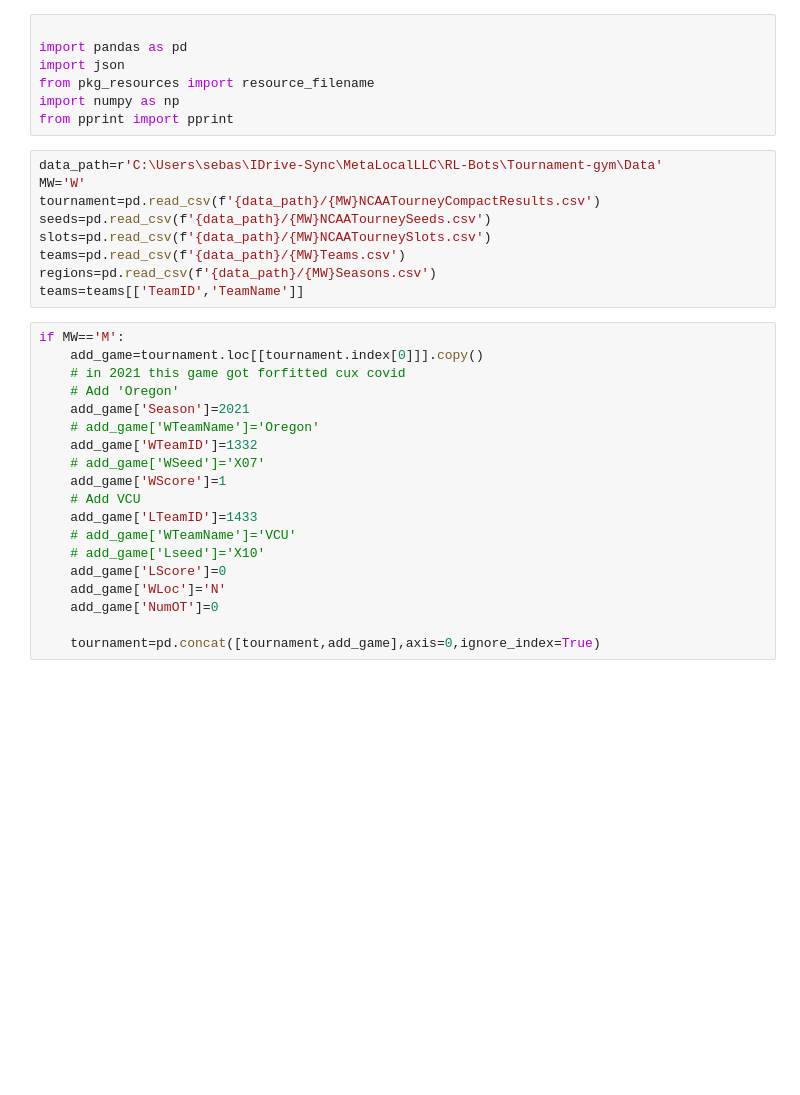
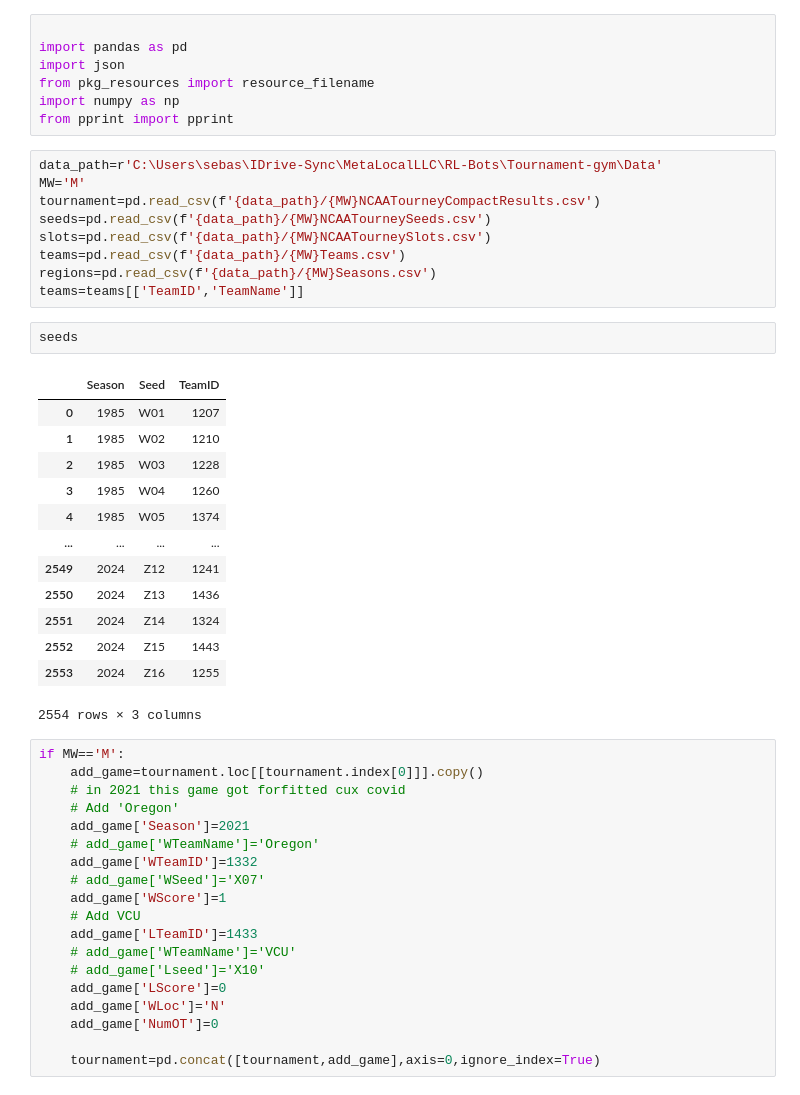
Before and after one commit to sebastiancoombs/Tournament-gym, a Jupyter notebook: Process_data/rebuild mens json.ipynb, the cells around one changed output. Saved outputs shown, nothing was run; the diff lists cells and outputs as text; blank space fills up the shorter version.

Commit message:
2024 seed
load of updates

```diff
--- a/Process_data/rebuild mens json.ipynb
+++ b/Process_data/rebuild mens json.ipynb
@@ -7,13 +7,29 @@ import numpy as np
 from pprint import pprint
 # %%
 data_path=r'C:\Users\sebas\IDrive-Sync\MetaLocalLLC\RL-Bots\Tournament-gym\Data'
-MW='W'
+MW='M'
 tournament=pd.read_csv(f'{data_path}/{MW}NCAATourneyCompactResults.csv')
 seeds=pd.read_csv(f'{data_path}/{MW}NCAATourneySeeds.csv')
 slots=pd.read_csv(f'{data_path}/{MW}NCAATourneySlots.csv')
 teams=pd.read_csv(f'{data_path}/{MW}Teams.csv')
 regions=pd.read_csv(f'{data_path}/{MW}Seasons.csv')
 teams=teams[['TeamID','TeamName']]
+# %%
+seeds
+# %% [output]
+|  | Season | Seed | TeamID |
+| 0 | 1985 | W01 | 1207 |
+| 1 | 1985 | W02 | 1210 |
+| 2 | 1985 | W03 | 1228 |
+| 3 | 1985 | W04 | 1260 |
+| 4 | 1985 | W05 | 1374 |
+| ... | ... | ... | ... |
+| 2549 | 2024 | Z12 | 1241 |
+| 2550 | 2024 | Z13 | 1436 |
+| 2551 | 2024 | Z14 | 1324 |
+| 2552 | 2024 | Z15 | 1443 |
+| 2553 | 2024 | Z16 | 1255 |
+2554 rows × 3 columns
 # %%
 if MW=='M':
     add_game=tournament.loc[[tournament.index[0]]].copy()
```
Also changed, not shown: parts of 14 cells of this notebook, 30 other files.
